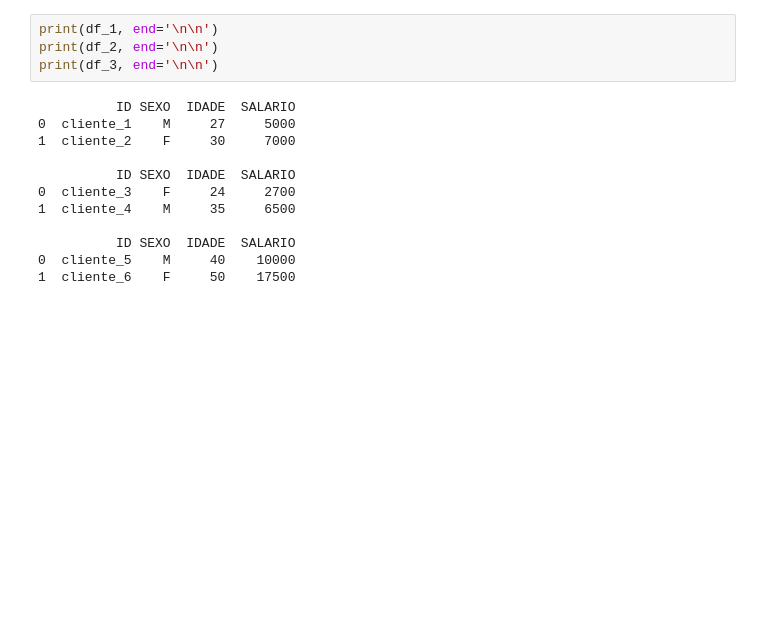
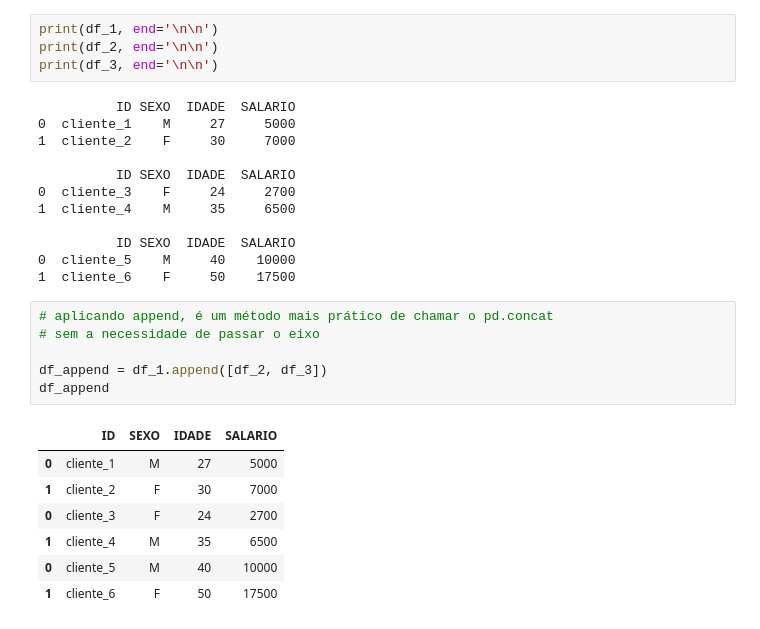
Before and after one commit to RaphaelfsOliveira/DataScience, a Jupyter notebook: EBAC Curso Ciência de Dados/Cientista de Dados/modulo_5_limpeza_e_preparacao_de_dados.ipynb, the cells around one changed output. Saved outputs shown, nothing was run; the diff lists cells and outputs as text; blank space fills up the shorter version.

```diff
--- a/EBAC Curso Ciência de Dados/Cientista de Dados/modulo_5_limpeza_e_preparacao_de_dados.ipynb
+++ b/EBAC Curso Ciência de Dados/Cientista de Dados/modulo_5_limpeza_e_preparacao_de_dados.ipynb
@@ -956,3 +956,17 @@ print(df_3, end='\n\n')
           ID SEXO  IDADE  SALARIO
 0  cliente_5    M     40    10000
 1  cliente_6    F     50    17500
+# %%
+# aplicando append, é um método mais prático de chamar o pd.concat
+# sem a necessidade de passar o eixo
+
+df_append = df_1.append([df_2, df_3])
+df_append
+# %% [output]
+|  | ID | SEXO | IDADE | SALARIO |
+| 0 | cliente_1 | M | 27 | 5000 |
+| 1 | cliente_2 | F | 30 | 7000 |
+| 0 | cliente_3 | F | 24 | 2700 |
+| 1 | cliente_4 | M | 35 | 6500 |
+| 0 | cliente_5 | M | 40 | 10000 |
+| 1 | cliente_6 | F | 50 | 17500 |
```
